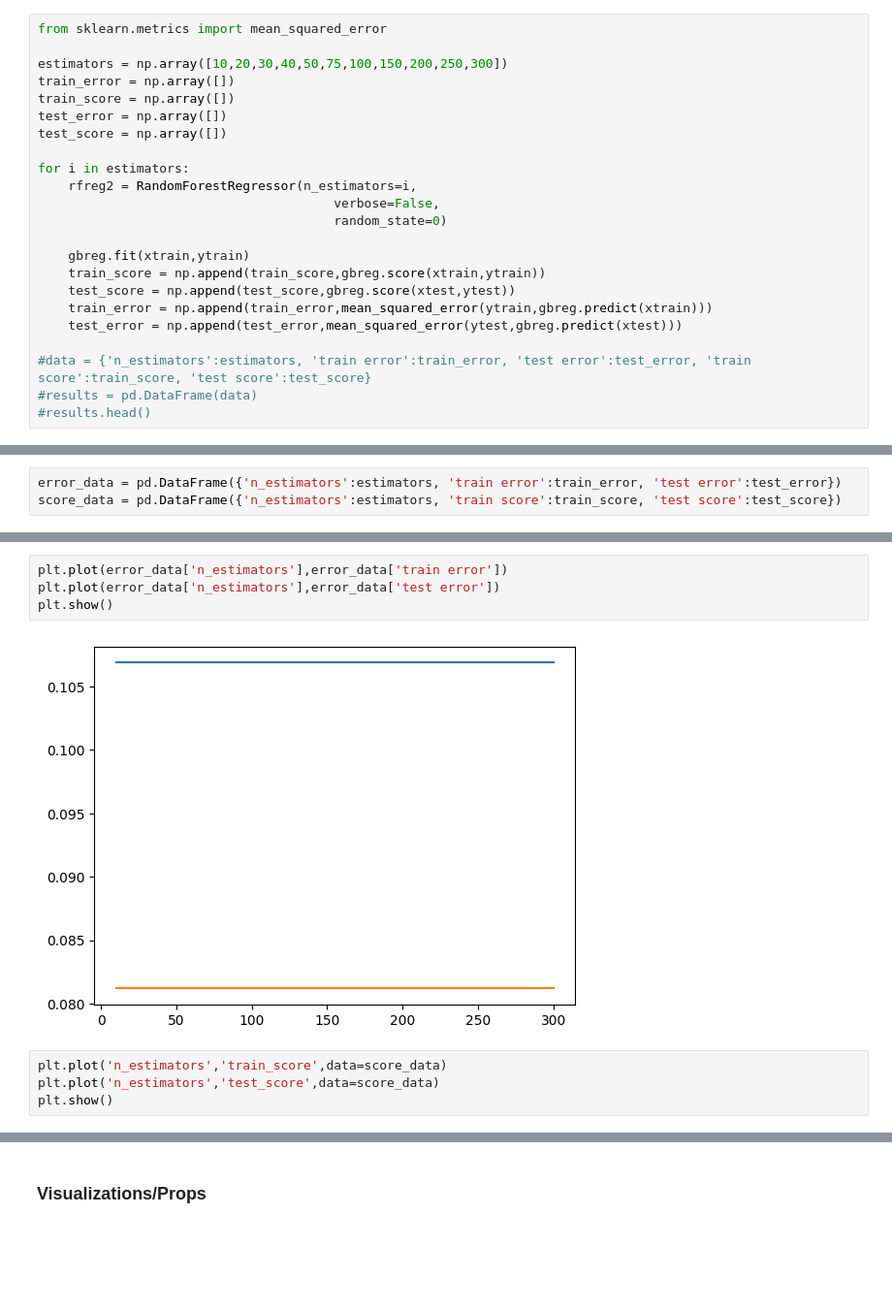
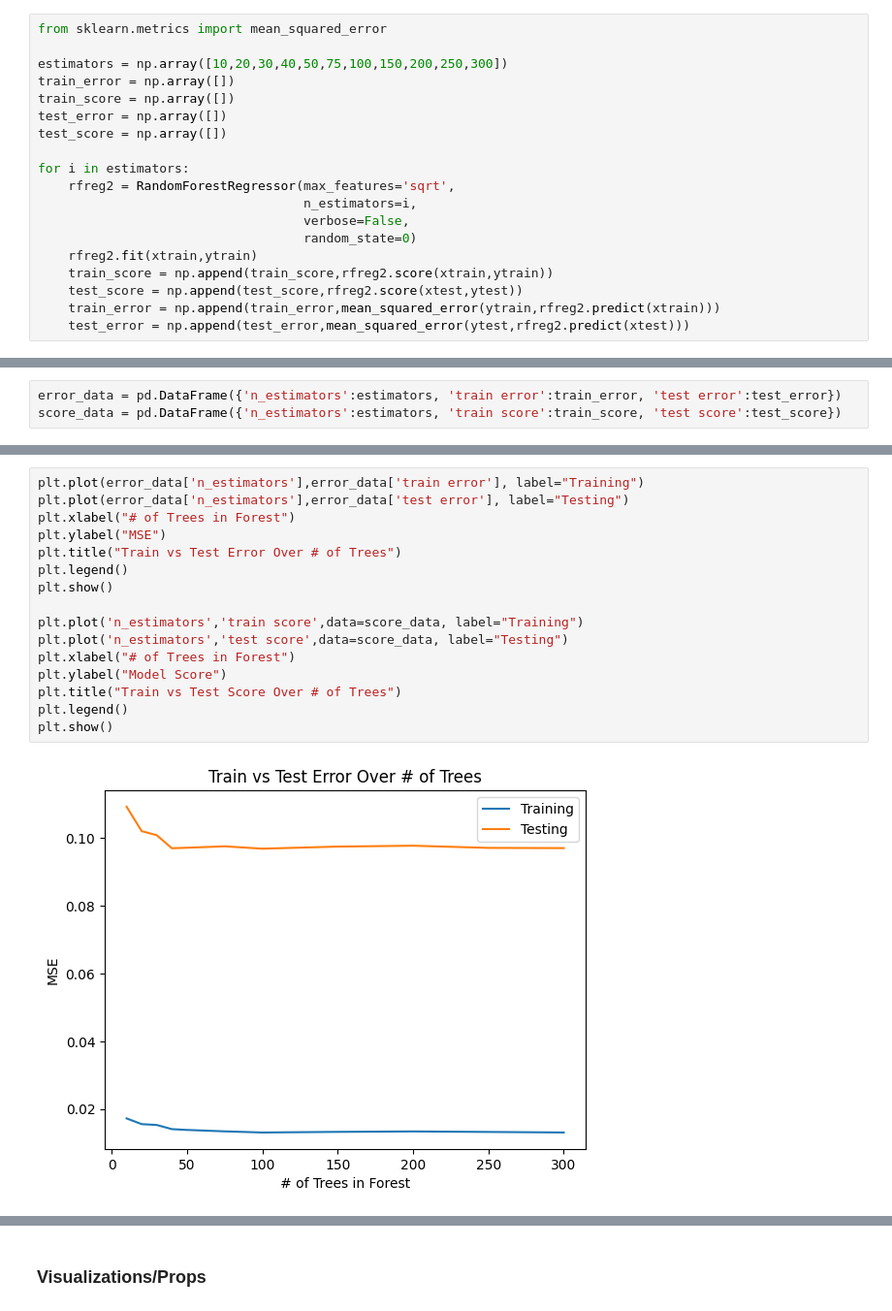
Before and after one commit to ndahlinuvm/Train-Derailment-287Project, a Jupyter notebook: modeling_injuries.ipynb, the cells around one changed output, grey strips where cells are left out. Shown at 97% size. Cells and saved outputs as stored; diff of their text form; blank space fills up the shorter version.

Commit message:
modeling and hyperparamter examination

```diff
--- a/modeling_injuries.ipynb
+++ b/modeling_injuries.ipynb
@@ -542,16 +614,12 @@ test_error = np.array([])
 test_score = np.array([])
 
 for i in estimators:
-    rfreg2 = RandomForestRegressor(n_estimators=i,
-                                       verbose=False,
-                                       random_state=0)
-
-    gbreg.fit(xtrain,ytrain)
-    train_score = np.append(train_score,gbreg.score(xtrain,ytrain))
-    test_score = np.append(test_score,gbreg.score(xtest,ytest))
-    train_error = np.append(train_error,mean_squared_error(ytrain,gbreg.predict(xtrain)))
-    test_error = np.append(test_error,mean_squared_error(ytest,gbreg.predict(xtest)))
-
-#data = {'n_estimators':estimators, 'train error':train_error, 'test error':test_error, 'train score':train_score, 'test score':test_score}
-#results = pd.DataFrame(data)
-#results.head()
+    rfreg2 = RandomForestRegressor(max_features='sqrt',
+                                   n_estimators=i,
+                                   verbose=False,
+                                   random_state=0)
+    rfreg2.fit(xtrain,ytrain)
+    train_score = np.append(train_score,rfreg2.score(xtrain,ytrain))
+    test_score = np.append(test_score,rfreg2.score(xtest,ytest))
+    train_error = np.append(train_error,mean_squared_error(ytrain,rfreg2.predict(xtrain)))
+    test_error = np.append(test_error,mean_squared_error(ytest,rfreg2.predict(xtest)))
@@ -654,10 +629,18 @@ error_data
-# %%
-plt.plot(error_data['n_estimators'],error_data['train error'])
-plt.plot(error_data['n_estimators'],error_data['test error'])
-plt.show()
-# %% [output]
-[figure, removed]
-# %%
-plt.plot('n_estimators','train_score',data=score_data)
-plt.plot('n_estimators','test_score',data=score_data)
-plt.show()
+# %%
+plt.plot(error_data['n_estimators'],error_data['train error'], label="Training")
+plt.plot(error_data['n_estimators'],error_data['test error'], label="Testing")
+plt.xlabel("# of Trees in Forest")
+plt.ylabel("MSE")
+plt.title("Train vs Test Error Over # of Trees")
+plt.legend()
+plt.show()
+
+plt.plot('n_estimators','train score',data=score_data, label="Training")
+plt.plot('n_estimators','test score',data=score_data, label="Testing")
+plt.xlabel("# of Trees in Forest")
+plt.ylabel("Model Score")
+plt.title("Train vs Test Score Over # of Trees")
+plt.legend()
+plt.show()
+# %% [output]
+[figure, added]
```
Also changed, not shown: parts of 30 cells of this notebook.
